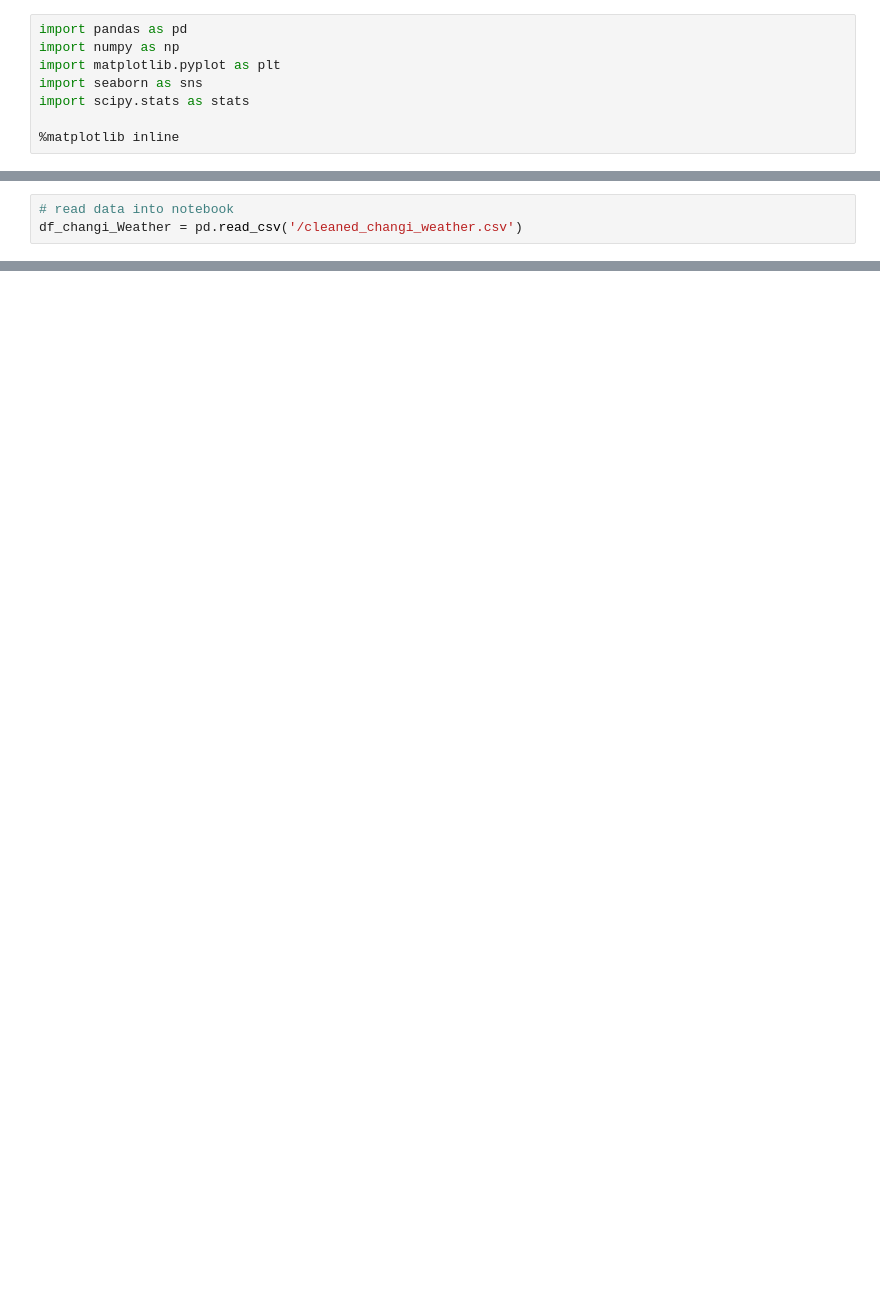
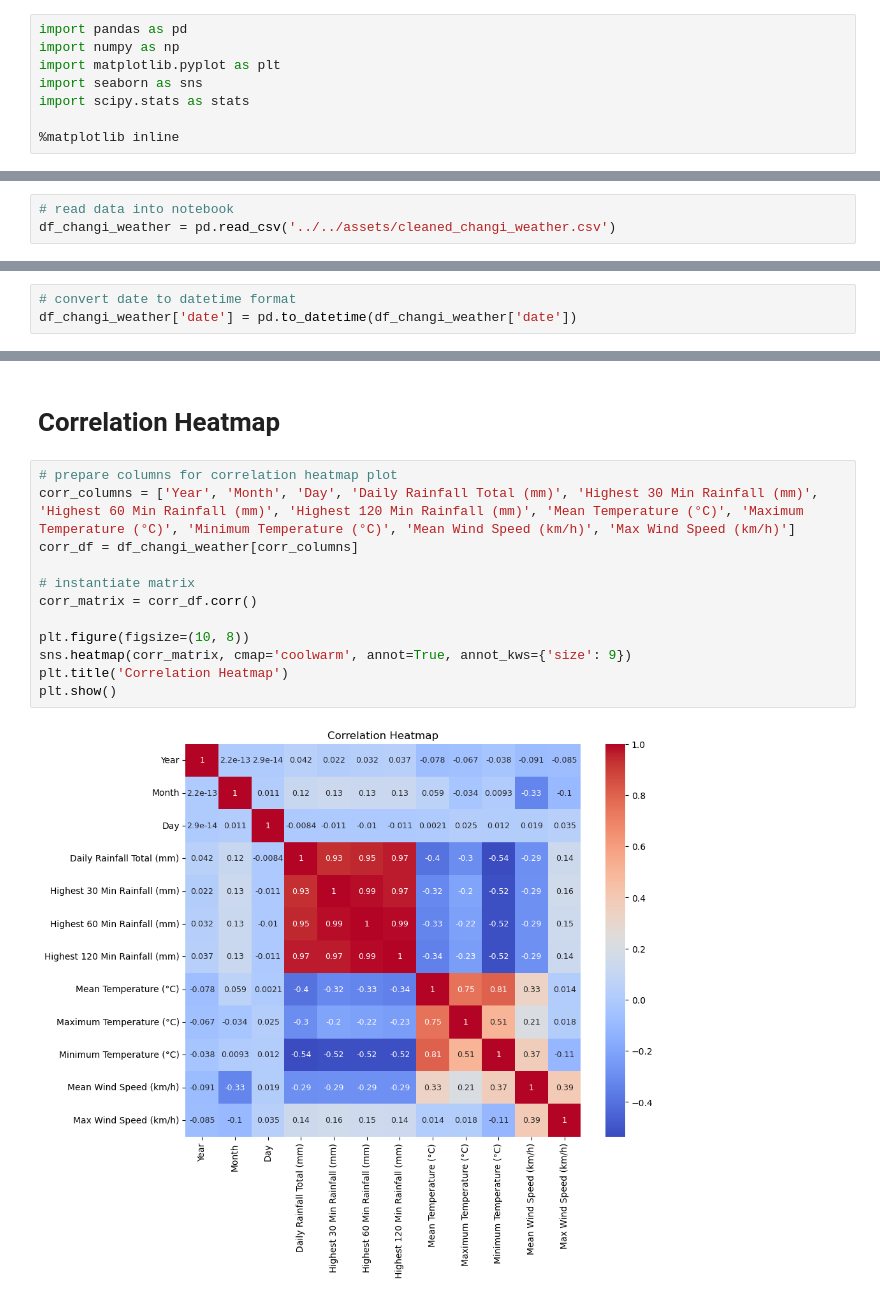
Before and after one commit to lishing/ga_project4_dsif9, a Jupyter notebook: Code/03_EDA/03a_Changi_Weather_EDA.ipynb, the cells around one changed output, grey strips where cells are left out. Cells and saved outputs as stored; diff of their text form; blank space fills up the shorter version.

Commit message:
Preprocessing for weather data

```diff
--- a/Code/03_EDA/03a_Changi_Weather_EDA.ipynb
+++ b/Code/03_EDA/03a_Changi_Weather_EDA.ipynb
@@ -9,3 +13,3 @@ import scipy.stats as stats
 # %%
 # read data into notebook
-df_changi_Weather = pd.read_csv('/cleaned_changi_weather.csv')
+df_changi_weather = pd.read_csv('../../assets/cleaned_changi_weather.csv')
@@ -13,0 +41,3 @@ FileNotFoundError: [Errno 2] No such file or directory: '/cleaned_changi_weather
+# %%
+# convert date to datetime format
+df_changi_weather['date'] = pd.to_datetime(df_changi_weather['date'])
@@ -13,0 +63,16 @@ FileNotFoundError: [Errno 2] No such file or directory: '/cleaned_changi_weather
+# %% [markdown]
+# Correlation Heatmap
+# %%
+# prepare columns for correlation heatmap plot
+corr_columns = ['Year', 'Month', 'Day', 'Daily Rainfall Total (mm)', 'Highest 30 Min Rainfall (mm)', 'Highest 60 Min Rainfall (mm)', 'Highest 120 Min Rainfall (mm)', 'Mean Temperature (°C)', 'Maximum Temperature (°C)', 'Minimum Temperature (°C)', 'Mean Wind Speed (km/h)', 'Max Wind Speed (km/h)']
+corr_df = df_changi_weather[corr_columns]
+
+# instantiate matrix
+corr_matrix = corr_df.corr()
+
+plt.figure(figsize=(10, 8))
+sns.heatmap(corr_matrix, cmap='coolwarm', annot=True, annot_kws={'size': 9})
+plt.title('Correlation Heatmap')
+plt.show()
+# %% [output]
+[figure, added]
```
Also changed, not shown: parts of 54 cells of this notebook, 1 other file.
